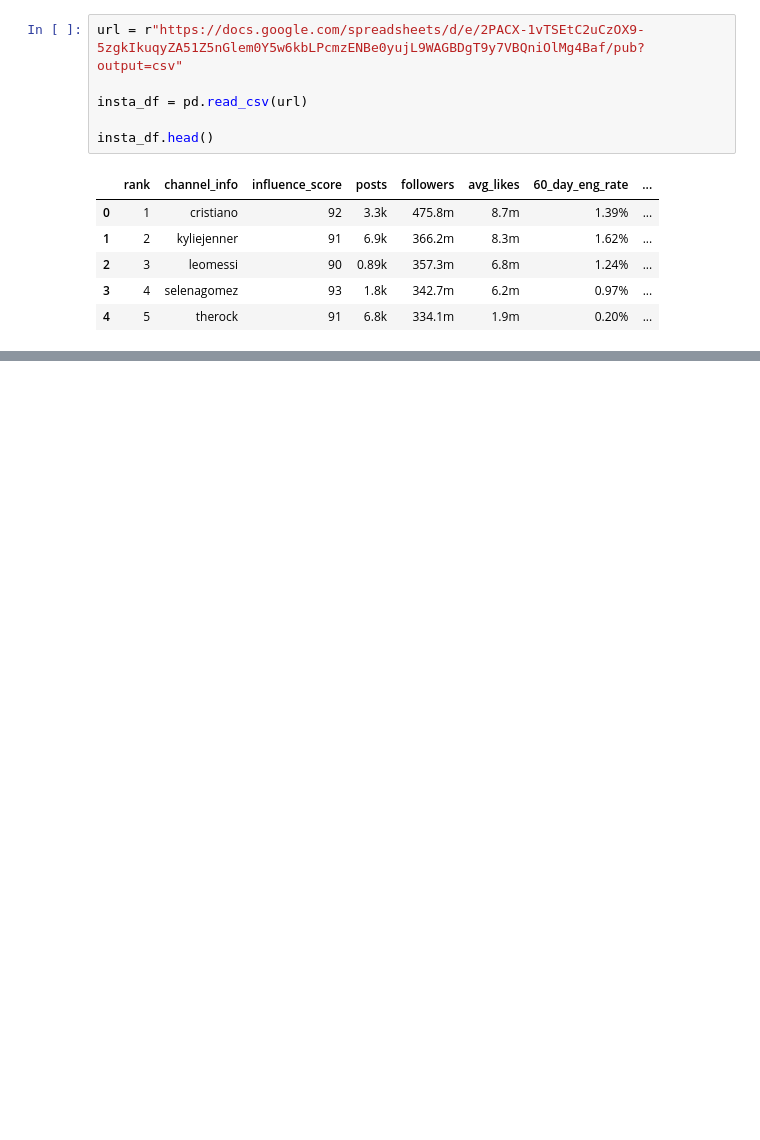
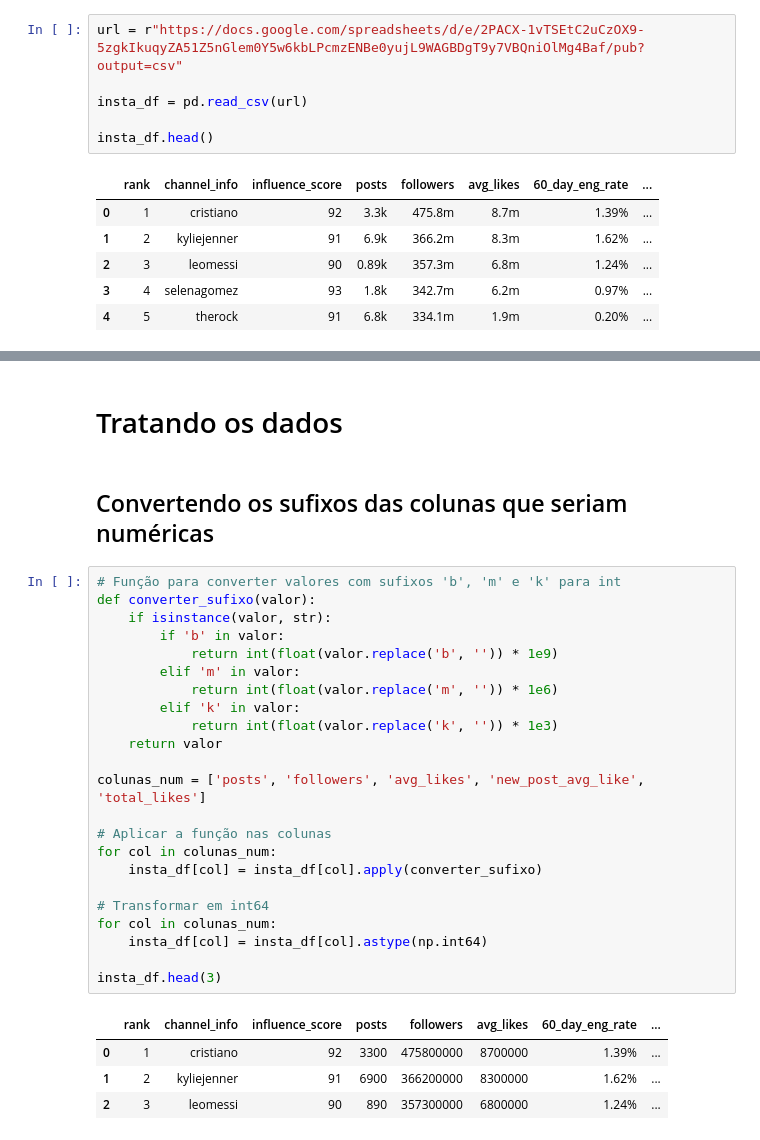
Before and after one commit to vidomirana/Desafio-RESTIC-em-dupla---kNN, a Jupyter notebook: Código Fonte/Codigo_Fonte.ipynb, the cells around one changed output, grey strips where cells are left out. Cells and saved outputs as stored; diff of their text form; blank space fills up the shorter version.

```diff
--- a/Código Fonte/Codigo_Fonte.ipynb
+++ b/Código Fonte/Codigo_Fonte.ipynb
@@ -19,0 +81,32 @@ insta_df.head()
+# %% [markdown]
+# Tratando os dados
+# %% [markdown]
+## Convertendo os sufixos das colunas que seriam numéricas
+# %%
+# Função para converter valores com sufixos 'b', 'm' e 'k' para int
+def converter_sufixo(valor):
+    if isinstance(valor, str):
+        if 'b' in valor:
+            return int(float(valor.replace('b', '')) * 1e9)
+        elif 'm' in valor:
+            return int(float(valor.replace('m', '')) * 1e6)
+        elif 'k' in valor:
+            return int(float(valor.replace('k', '')) * 1e3)
+    return valor
+
+colunas_num = ['posts', 'followers', 'avg_likes', 'new_post_avg_like', 'total_likes']
+
+# Aplicar a função nas colunas
+for col in colunas_num:
+    insta_df[col] = insta_df[col].apply(converter_sufixo)
+
+# Transformar em int64
+for col in colunas_num:
+    insta_df[col] = insta_df[col].astype(np.int64)
+
+insta_df.head(3)
+# %% [output]
+|  | rank | channel_info | influence_score | posts | followers | avg_likes | 60_day_eng_rate | ... |
+| 0 | 1 | cristiano | 92 | 3300 | 475800000 | 8700000 | 1.39% | ... |
+| 1 | 2 | kyliejenner | 91 | 6900 | 366200000 | 8300000 | 1.62% | ... |
+| 2 | 3 | leomessi | 90 | 890 | 357300000 | 6800000 | 1.24% | ... |
```
Also changed, not shown: parts of 16 cells of this notebook.
